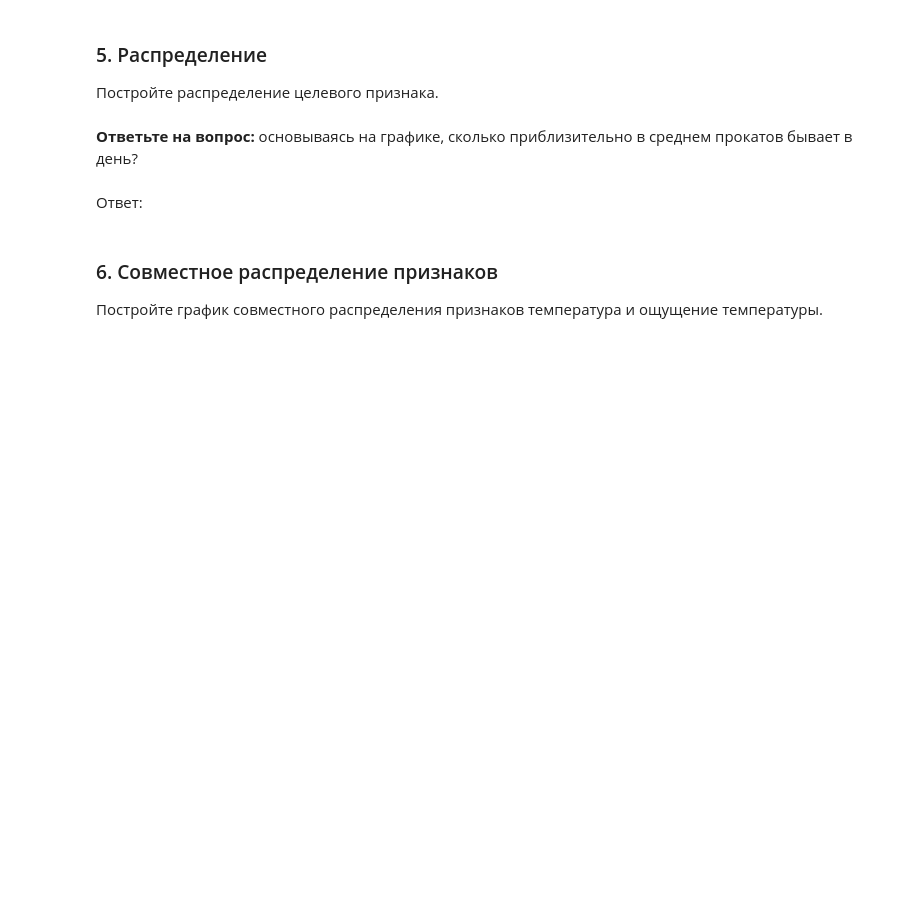
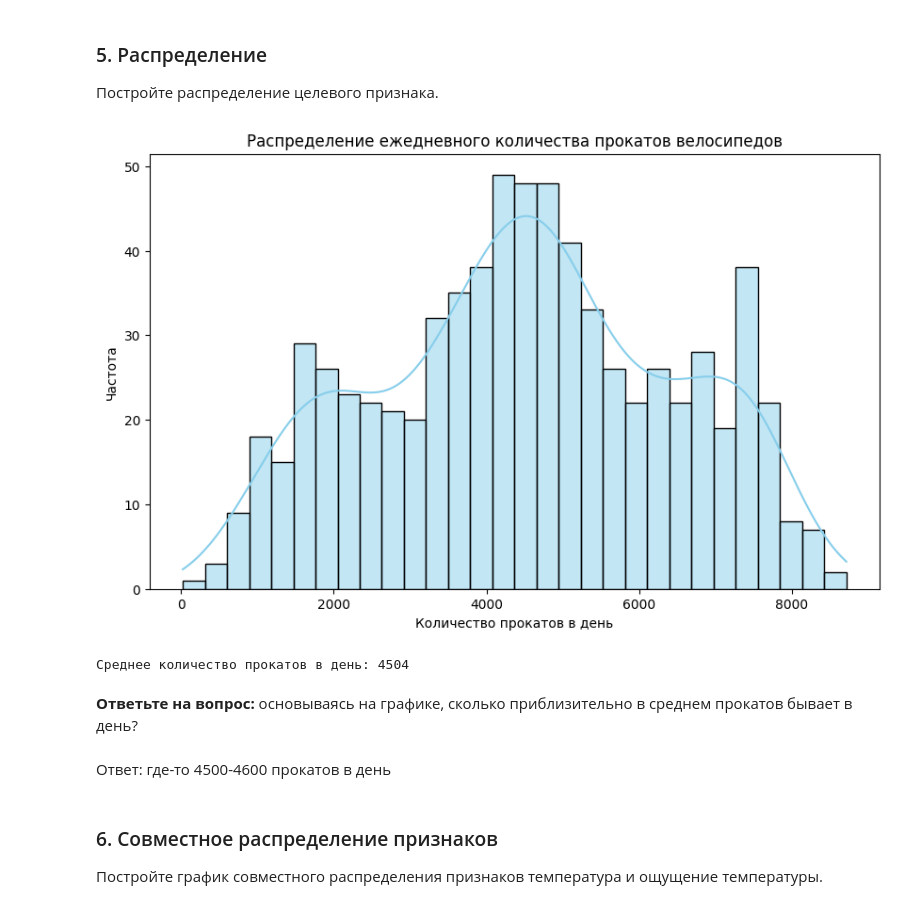
Before and after one commit to Lucaschewitch/Machine-Learning, a Jupyter notebook: Самойлова_В_А_Практическая_работа_№5_Библиотека_Pandas.ipynb, the cells around one changed output. Saved outputs shown, nothing was run; the diff lists cells and outputs as text; code cells hidden in the pictures; blank space fills up the shorter version.

```diff
--- a/Самойлова_В_А_Практическая_работа_№5_Библиотека_Pandas.ipynb
+++ b/Самойлова_В_А_Практическая_работа_№5_Библиотека_Pandas.ipynb
@@ -535,11 +535,24 @@ plt.show()
 ### 5. Распределение
 
 Постройте распределение целевого признака.
+# %%
+plt.figure(figsize=(10, 6))
+sns.histplot(df['cnt'], bins=30, kde=True, color='skyblue')
+plt.xlabel('Количество прокатов в день')
+plt.ylabel('Частота')
+plt.title('Распределение ежедневного количества прокатов велосипедов')
+plt.show()
+
+mc = df['cnt'].mean()
+print(f"Среднее количество прокатов в день: {mean_cnt:.0f}")
+# %% [output]
+[figure, added]
+Среднее количество прокатов в день: 4504
 # %% [markdown]
 
 **Ответьте на вопрос:** основываясь на графике, сколько приблизительно в среднем прокатов бывает в день?
-# %% [markdown]
-Ответ:
+# %% [markdown]
+Ответ: где-то 4500-4600 прокатов в день
 # %% [markdown]
 ### 6. Совместное распределение признаков
 
```
Also changed, not shown: parts of 22 cells of this notebook.
